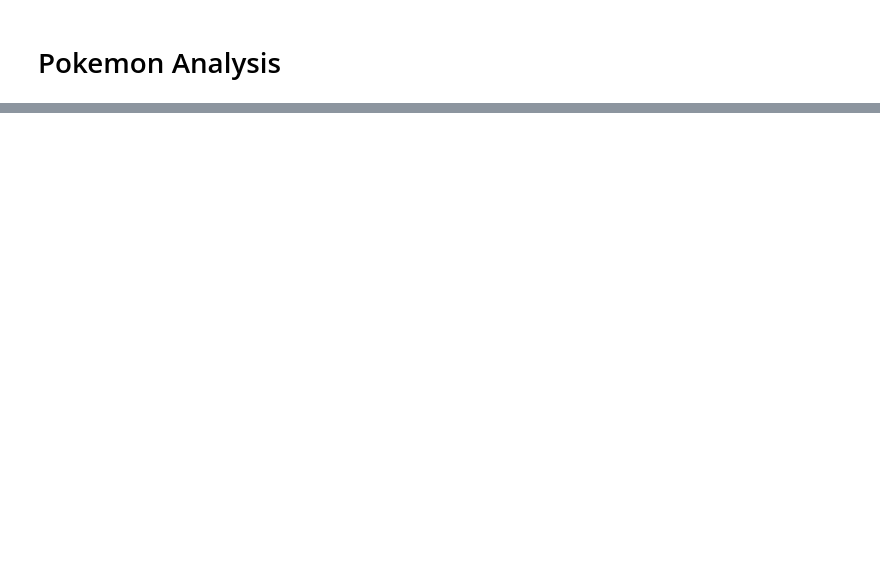
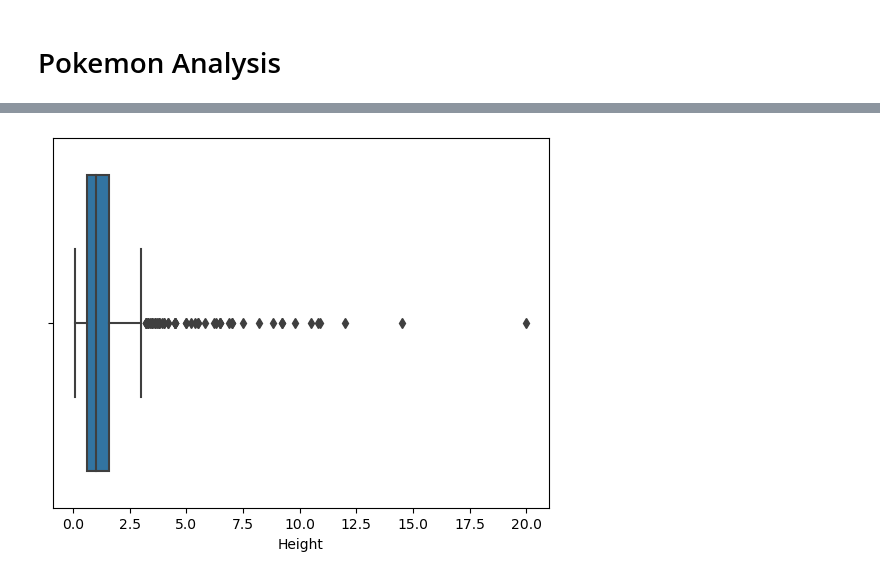
Before and after one commit to sarsteg/pokemon-index-analysis, a Jupyter notebook: analysis.ipynb, the cells around one changed output, grey strips where cells are left out. Saved outputs shown, nothing was run; the diff lists cells and outputs as text; code cells hidden in the pictures; blank space fills up the shorter version.

```diff
--- a/analysis.ipynb
+++ b/analysis.ipynb
@@ -74,0 +106,6 @@ Stats on pokemon (HP, Attack, Defense, SP_Attack, SP_Defense) (5) - Kevin
+# %%
+# Still skewed, but better!
+# Box plot of Height
+height_boxplot = sns.boxplot(x=national_dex_no_outlier['Height'])
+# %% [output]
+[figure, added]
```
Also changed, not shown: parts of 25 cells of this notebook.
